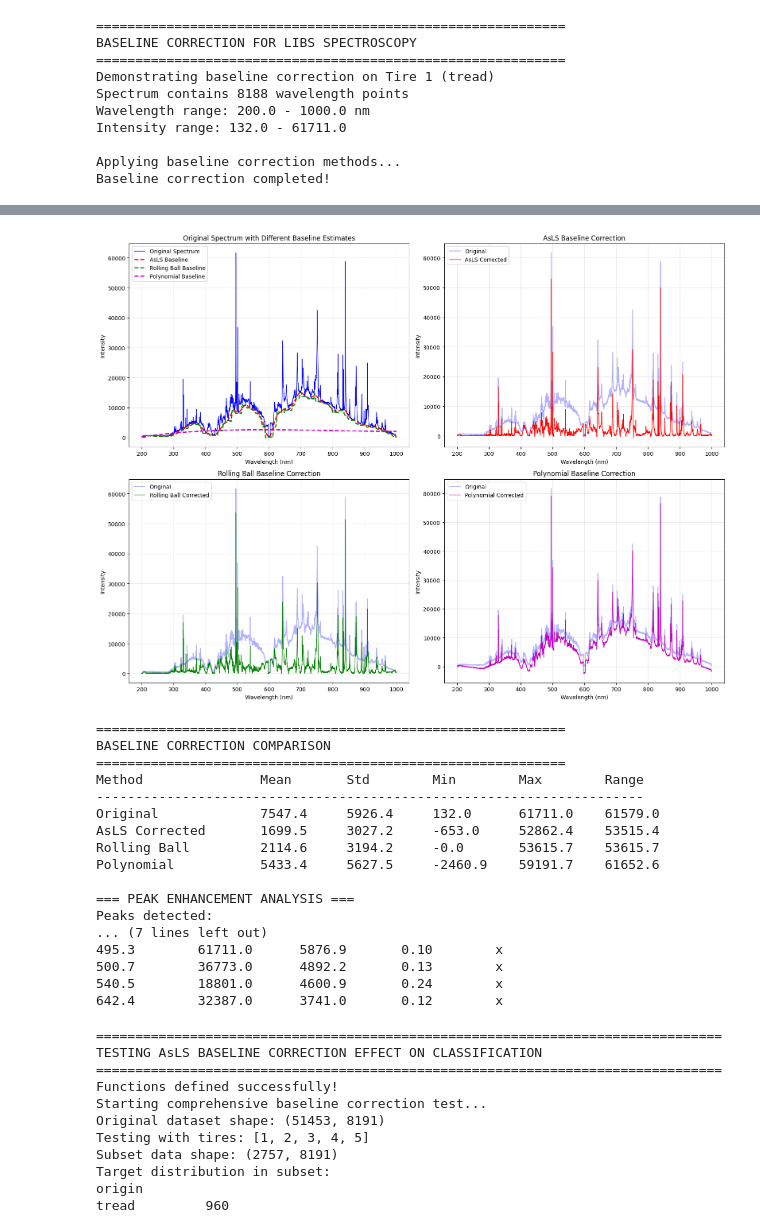
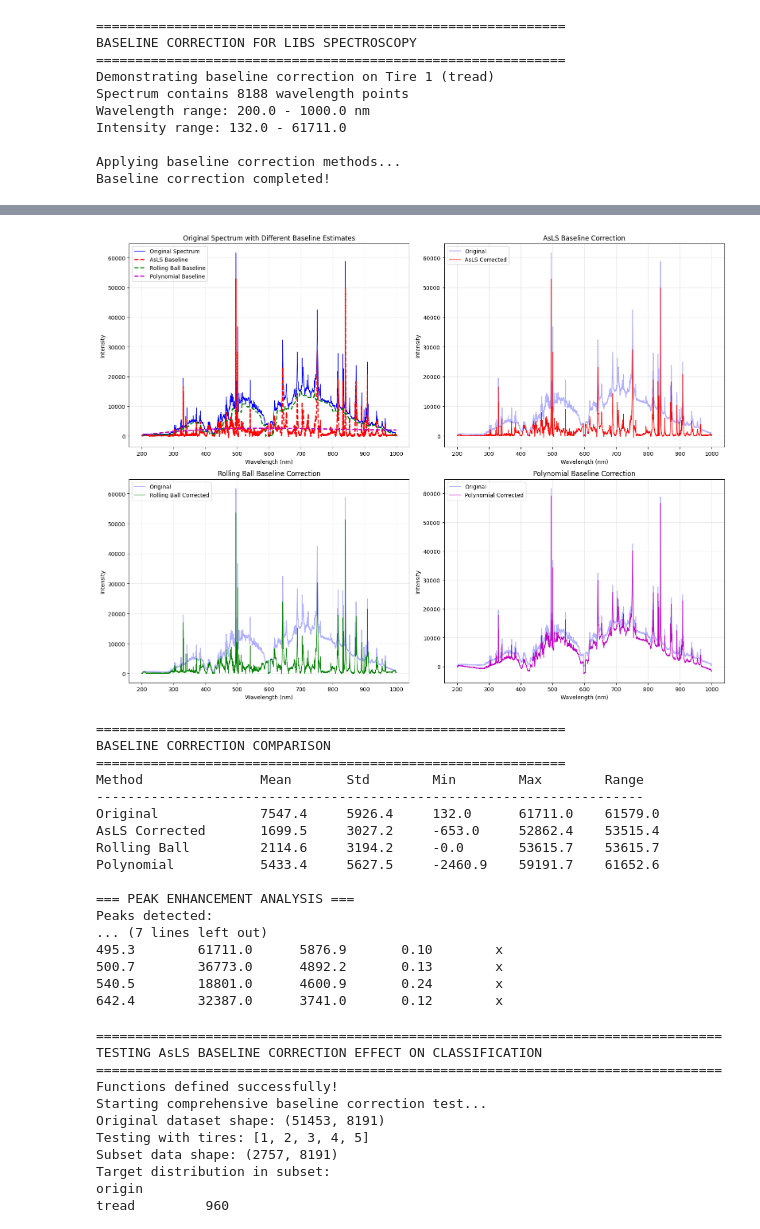
Before and after one commit to milkshake23/ML-LIBS-classificatie, a Jupyter notebook: onderzoeken preprocessing/Baseline_correction.ipynb, the cells around one changed output, grey strips where cells are left out. Drawn from its saved outputs; the diff is of its cells as text; code cells hidden in the pictures.

```diff
--- a/onderzoeken preprocessing/Baseline_correction.ipynb
+++ b/onderzoeken preprocessing/Baseline_correction.ipynb
@@ -467,7 +467,7 @@ def baseline_polynomial(x, y, degree=3, exclude_peaks=True):
 print("\nApplying baseline correction methods...")
 
 # AsLS baseline
-baseline_als = baseline_als(intensities, lam=1e5, p=0.001)
+baseline_als = baseline_als(intensities, lam=1e5, p=0.001, niter=10)
 corrected_als = intensities - baseline_als
 
 # Rolling ball baseline
@@ -853,7 +893,7 @@ fig, axes = plt.subplots(2, 2, figsize=(16, 12))
 
 # Original spectrum with baselines
 axes[0, 0].plot(wavelengths, intensities, 'b-', label='Original Spectrum', linewidth=1)
-axes[0, 0].plot(wavelengths, baseline_als, 'r--', label='AsLS Baseline', linewidth=2)
+axes[0, 0].plot(wavelengths, corrected_als, 'r--', label='AsLS Baseline', linewidth=2)
 axes[0, 0].plot(wavelengths, baseline_rolling, 'g--', label='Rolling Ball Baseline', linewidth=2)
 axes[0, 0].plot(wavelengths, baseline_poly, 'm--', label='Polynomial Baseline', linewidth=2)
 axes[0, 0].set_title('Original Spectrum with Different Baseline Estimates')
@@ -919,34 +959,34 @@ for name, data in methods.items():
 
 # Show peak enhancement
 print(f"\n=== PEAK ENHANCEMENT ANALYSIS ===")
 
 # Find peaks in original and corrected spectra
 from scipy.signal import find_peaks
 
 # Original peaks
 peaks_orig, _ = find_peaks(intensities, height=np.percentile(intensities, 90), distance=20)
 
 # AsLS corrected peaks
 peaks_als, _ = find_peaks(corrected_als, height=np.percentile(corrected_als, 90), distance=20)
 
 print(f"Peaks detected:")
 print(f"  Original spectrum:     {len(peaks_orig)} peaks")
 print(f"  AsLS corrected:        {len(peaks_als)} peaks")
 
 if len(peaks_orig) > 0 and len(peaks_als) > 0:
     print(f"\nPeak prominence comparison (first 5 peaks):")
     print(f"{'Wavelength':<12} {'Original':<12} {'AsLS':<12} {'Improvement':<12}")
     print("-" * 50)
 
     for i in range(min(5, len(peaks_orig), len(peaks_als))):
         wl = wavelengths[peaks_orig[i]]
         orig_height = intensities[peaks_orig[i]]
         als_height = corrected_als[peaks_als[i]] if i < len(peaks_als) else 0
         improvement = als_height / orig_height if orig_height > 0 else 0
 
         print(f"{wl:<12.1f} {orig_height:<12.1f} {als_height:<12.1f} {improvement:<12.2f}x")
 # %% [output]
-[figure, old version]
+[figure, new version]
 ============================================================
 BASELINE CORRECTION COMPARISON
 ============================================================
```
Also changed, not shown: parts of 8 cells of this notebook, 3 other files.
